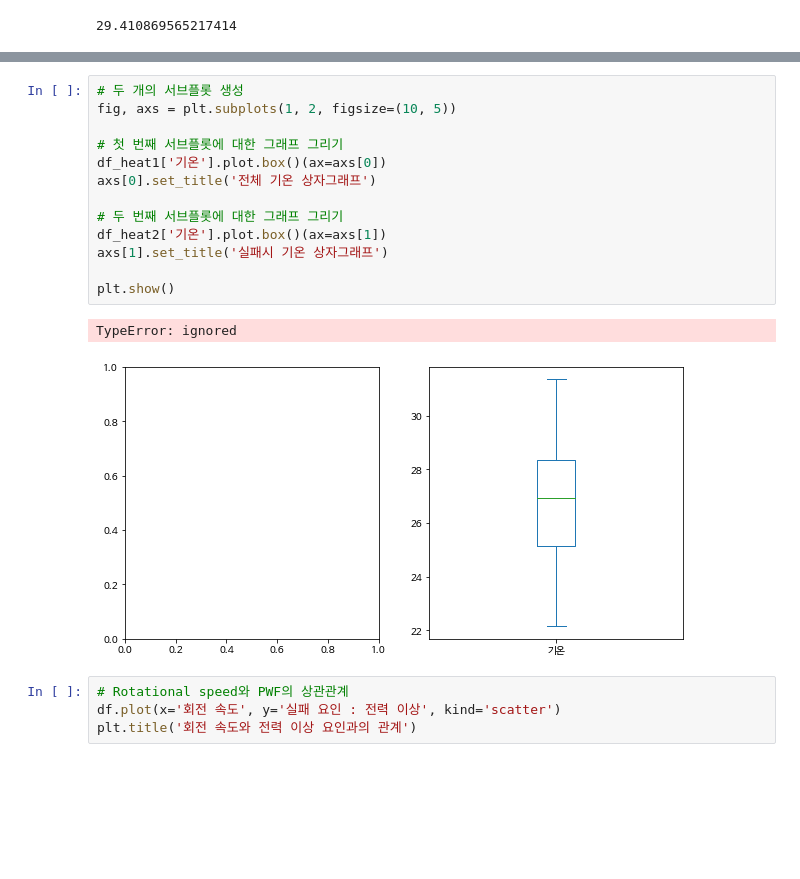
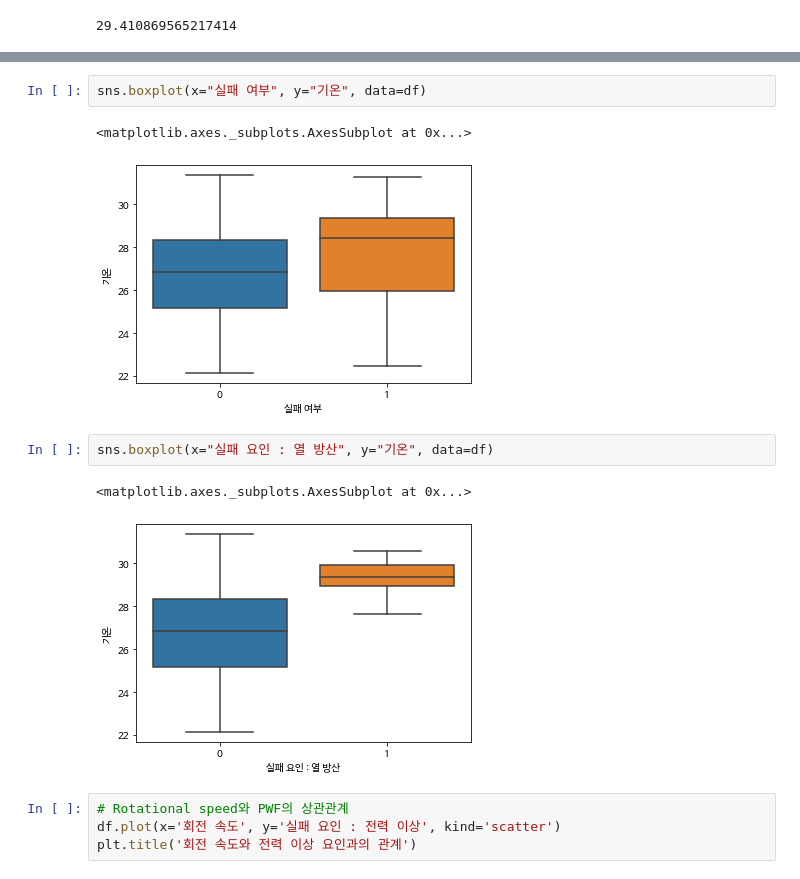
Before and after one commit to cesong2/Display-Sensor, a Jupyter notebook: Predictive_Maintenance.ipynb, the cells around one changed output, grey strips where cells are left out. Cells and saved outputs as stored; diff of their text form; blank space fills up the shorter version.

```diff
--- a/Predictive_Maintenance.ipynb
+++ b/Predictive_Maintenance.ipynb
@@ -254,19 +265,13 @@ Text(0.5, 1.0, '실패시 기온 상자그래프')
-# %%
-# 두 개의 서브플롯 생성
-fig, axs = plt.subplots(1, 2, figsize=(10, 5))
-
-# 첫 번째 서브플롯에 대한 그래프 그리기
-df_heat1['기온'].plot.box()(ax=axs[0])
-axs[0].set_title('전체 기온 상자그래프')
-
-# 두 번째 서브플롯에 대한 그래프 그리기
-df_heat2['기온'].plot.box()(ax=axs[1])
-axs[1].set_title('실패시 기온 상자그래프')
-
-plt.show()
-# %% [output]
-TypeError: ignored
-[figure, removed]
+# %%
+sns.boxplot(x="실패 여부", y="기온", data=df)
+# %% [output]
+<matplotlib.axes._subplots.AxesSubplot at 0x...>
+[figure, added]
+# %%
+sns.boxplot(x="실패 요인 : 열 방산", y="기온", data=df)
+# %% [output]
+<matplotlib.axes._subplots.AxesSubplot at 0x...>
+[figure, added]
 # %%
 # Rotational speed와 PWF의 상관관계
 df.plot(x='회전 속도', y='실패 요인 : 전력 이상', kind='scatter')
```
Also changed, not shown: parts of 9 cells of this notebook.
